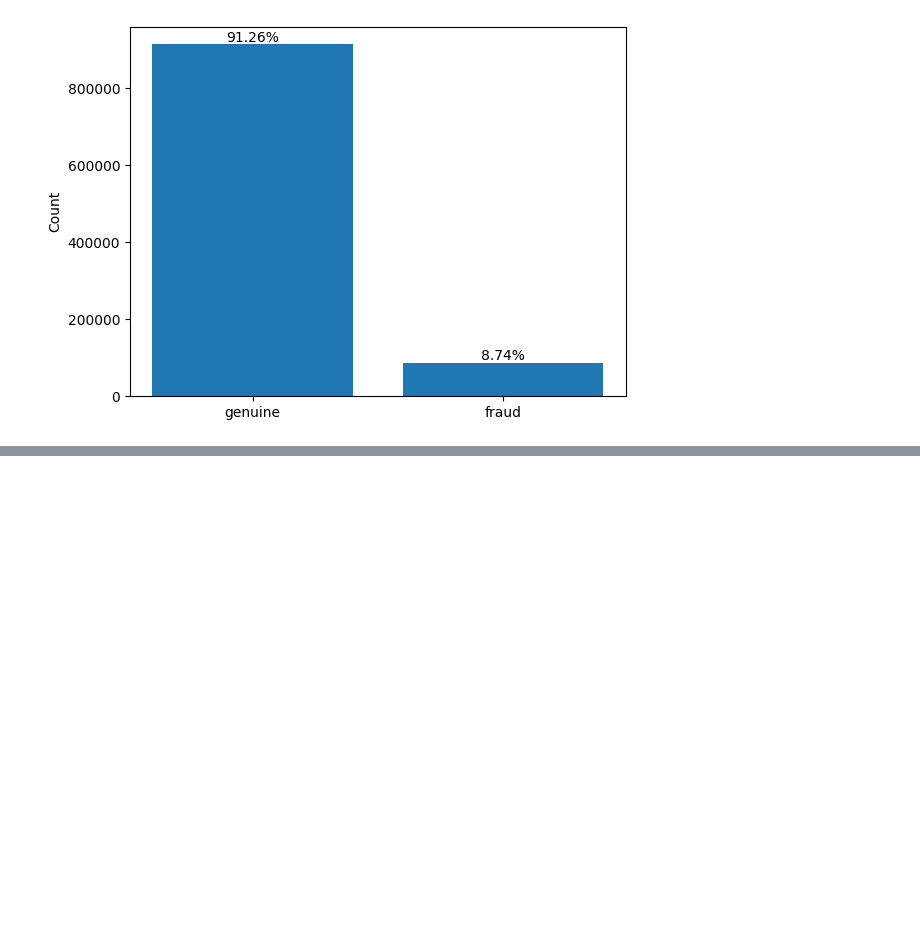
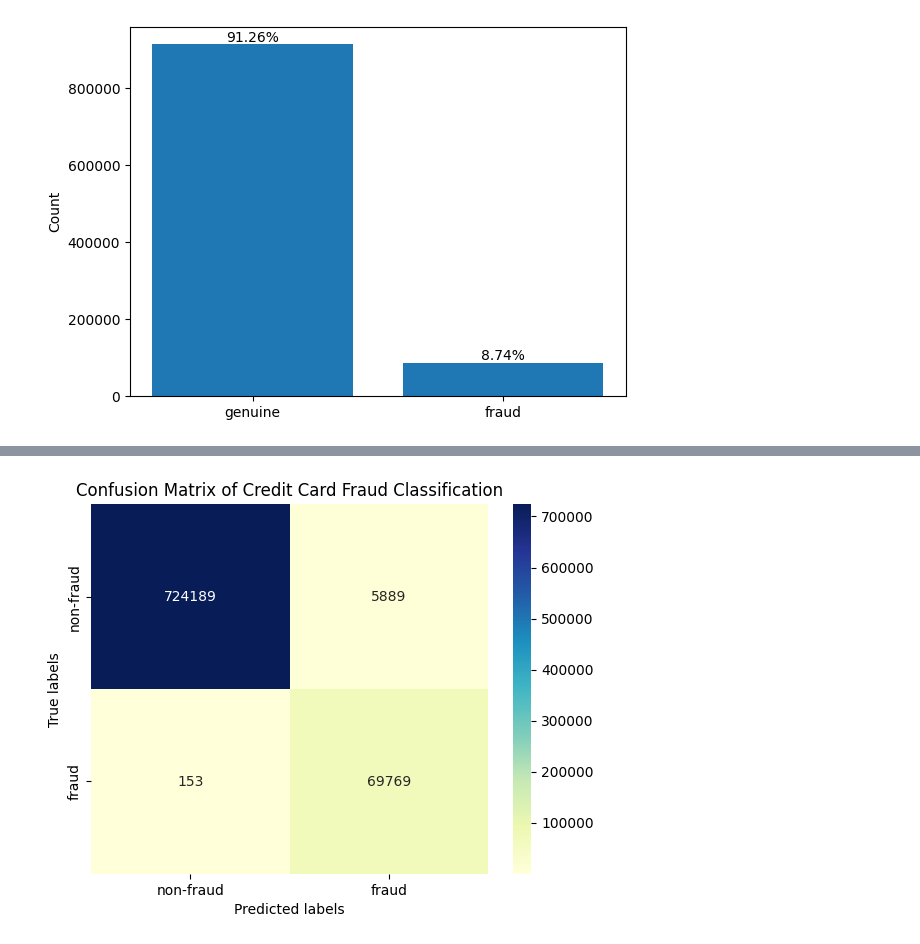
Before and after one commit to JonAndYu/ECON323-Project, a Jupyter notebook: project.ipynb, the cells around one changed output, grey strips where cells are left out. Drawn from its saved outputs; the diff is of its cells as text; code cells hidden in the pictures; blank space fills up the shorter version.

```diff
--- a/project.ipynb
+++ b/project.ipynb
@@ -110,0 +97,10 @@ f1_score(y_test, preds)
+# %%
+# Stratified sampling on the class
+X_train, X_test, y_train, y_test = train_test_split(
+    raw_df.drop("fraud", axis = 1),
+    raw_df["fraud"],
+    test_size=0.80,
+    random_state=123,
+    stratify=raw_df["fraud"]
+)
+X_train.head()
@@ -110,0 +248,16 @@ f1_score(y_test, preds)
+# %%
+cm = confusion_matrix(y_test, knn_pred)
+
+# Create a heatmap from the confusion matrix using seaborn
+class_names = ['non-fraud', 'fraud']
+sns.heatmap(cm, annot=True, fmt="d", cmap="YlGnBu", xticklabels=class_names, yticklabels=class_names)
+
+# Set the axis labels and title
+plt.xlabel("Predicted labels")
+plt.ylabel("True labels")
+plt.title("Confusion Matrix of Credit Card Fraud Classification")
+
+# Show the plot
+plt.show()
+# %% [output]
+[figure, added]
```
Also changed, not shown: parts of 25 cells of this notebook.
